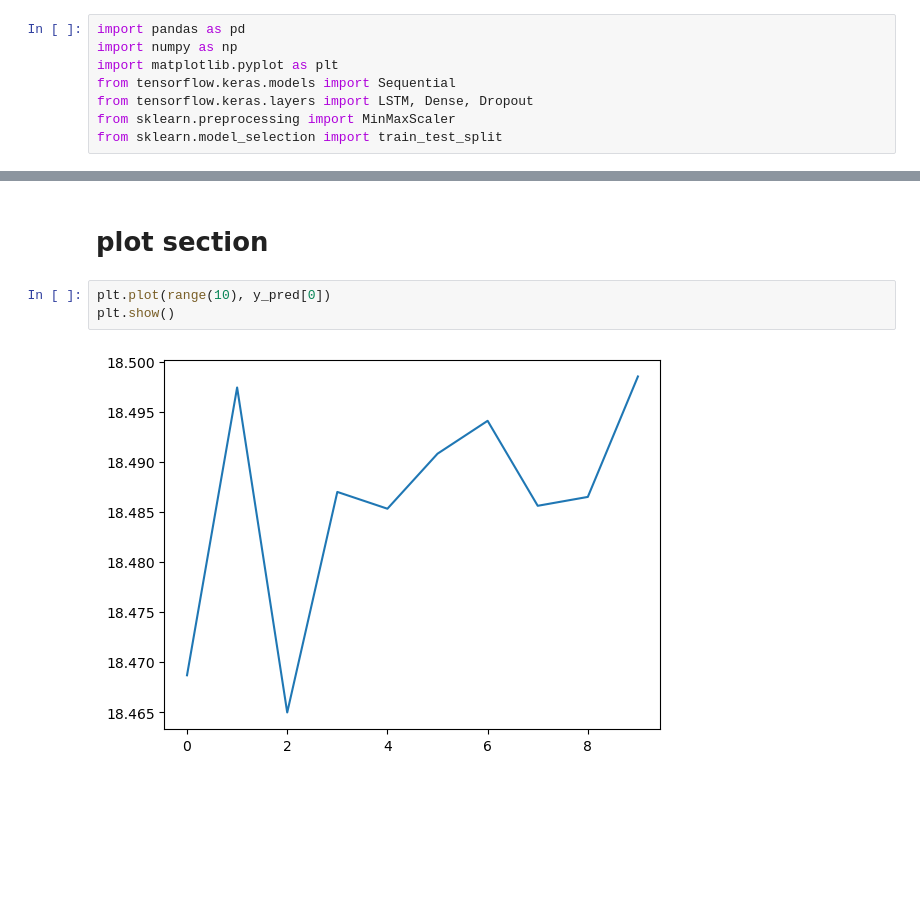
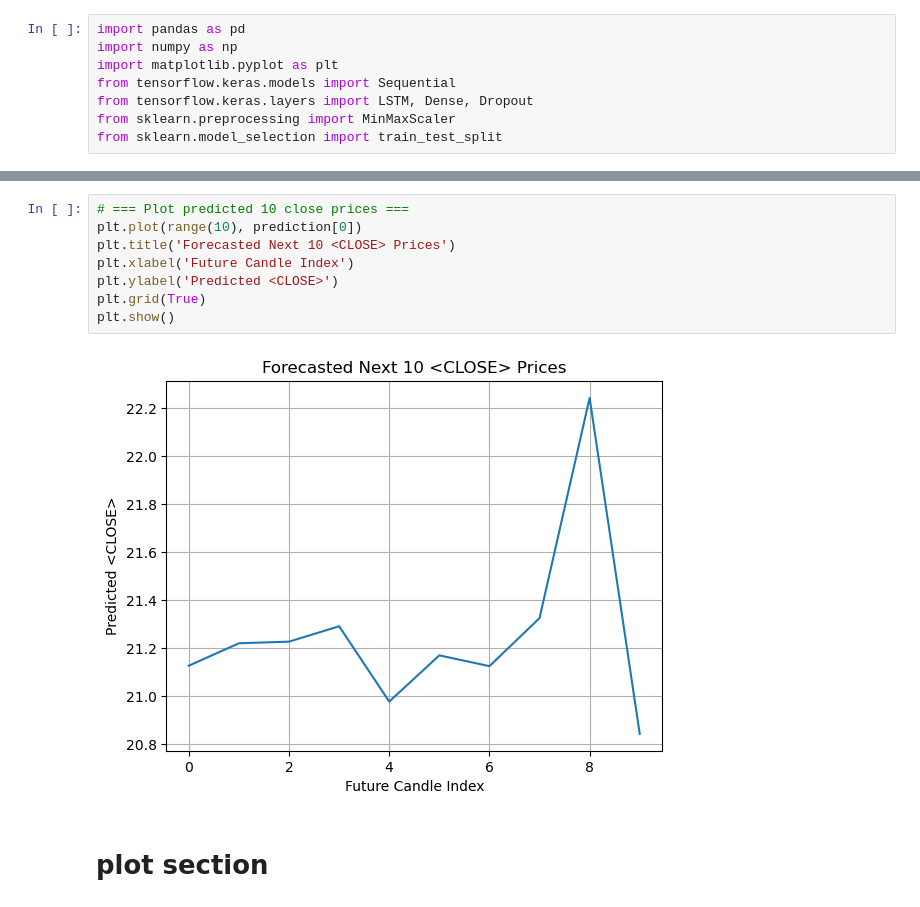
Before and after one commit to saeed51100/machine-learning, a Jupyter notebook: forex-prediction/forex-prediction-04.ipynb, the cells around one changed output, grey strips where cells are left out. Cells and saved outputs as stored; diff of their text form; blank space fills up the shorter version.

```diff
--- a/forex-prediction/forex-prediction-04.ipynb
+++ b/forex-prediction/forex-prediction-04.ipynb
@@ -56,10 +67,15 @@ y_pred = model.predict(X_test)
+# %%
+# === Plot predicted 10 close prices ===
+plt.plot(range(10), prediction[0])
+plt.title('Forecasted Next 10 <CLOSE> Prices')
+plt.xlabel('Future Candle Index')
+plt.ylabel('Predicted <CLOSE>')
+plt.grid(True)
+plt.show()
+# %% [output]
+[figure, added]
 # %% [markdown]
 # plot section
-# %%
-plt.plot(range(10), y_pred[0])
-plt.show()
-# %% [output]
-[figure, removed]
 # %%
 from utils import forex_plot_utils
 from datetime import datetime
```
Also changed, not shown: parts of 5 cells of this notebook.
